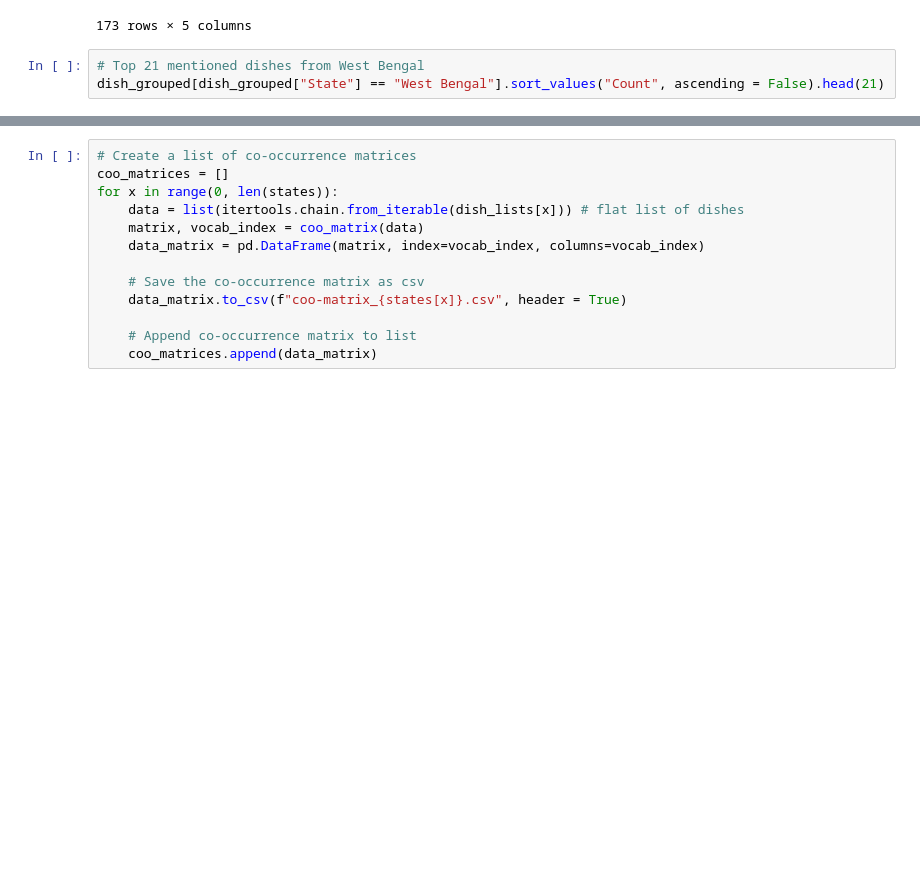
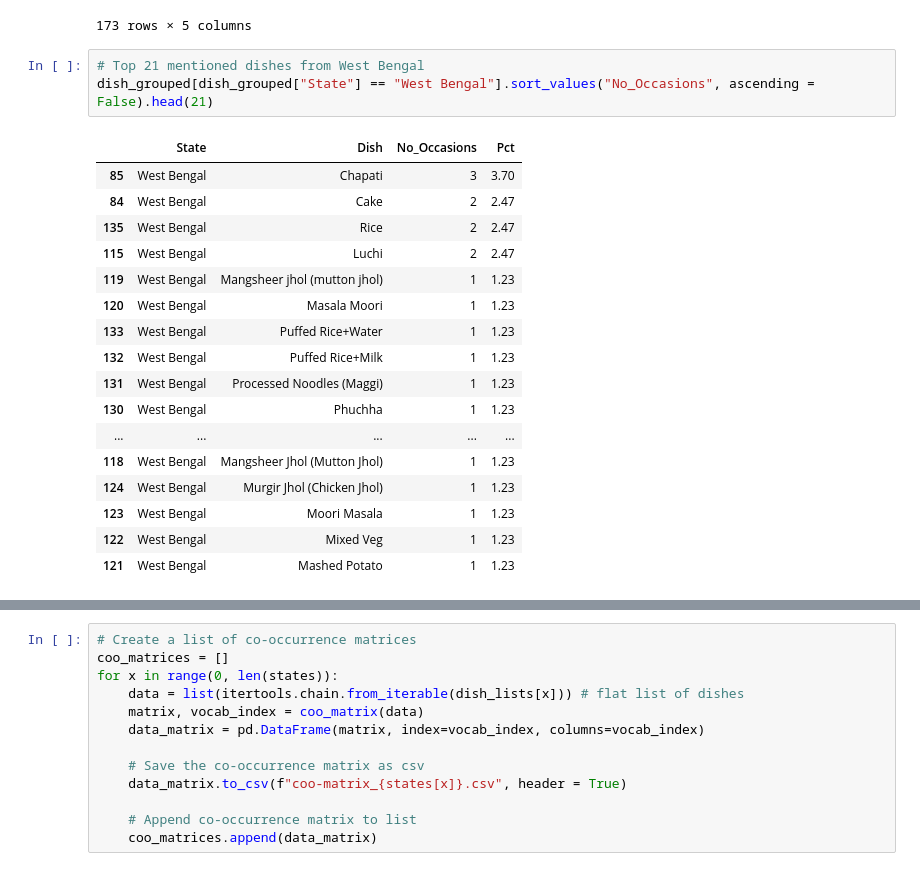
Before and after one commit to rochiecuevas/FoodChoice, a Jupyter notebook: Expert_Elicitation.ipynb, the cells around one changed output, grey strips where cells are left out. Drawn from its saved outputs; the diff is of its cells as text; blank space fills up the shorter version.

Commit message:
determined dish overlaps by occasion by state

```diff
--- a/Expert_Elicitation.ipynb
+++ b/Expert_Elicitation.ipynb
@@ -311,6 +312,24 @@ df2.sort_values(["State", "Dish", "Occasion"])
 173 rows × 5 columns
 # %%
 # Top 21 mentioned dishes from West Bengal
-dish_grouped[dish_grouped["State"] == "West Bengal"].sort_values("Count", ascending = False).head(21)
+dish_grouped[dish_grouped["State"] == "West Bengal"].sort_values("No_Occasions", ascending = False).head(21)
+# %% [output]
+|  | State | Dish | No_Occasions | Pct |
+| 85 | West Bengal | Chapati | 3 | 3.70 |
+| 84 | West Bengal | Cake | 2 | 2.47 |
+| 135 | West Bengal | Rice | 2 | 2.47 |
+| 115 | West Bengal | Luchi | 2 | 2.47 |
+| 119 | West Bengal | Mangsheer jhol (mutton jhol) | 1 | 1.23 |
+| 120 | West Bengal | Masala Moori | 1 | 1.23 |
+| 133 | West Bengal | Puffed Rice+Water | 1 | 1.23 |
+| 132 | West Bengal | Puffed Rice+Milk | 1 | 1.23 |
+| 131 | West Bengal | Processed Noodles (Maggi) | 1 | 1.23 |
+| 130 | West Bengal | Phuchha | 1 | 1.23 |
+| ... | ... | ... | ... | ... |
+| 118 | West Bengal | Mangsheer Jhol (Mutton Jhol) | 1 | 1.23 |
+| 124 | West Bengal | Murgir Jhol (Chicken Jhol) | 1 | 1.23 |
+| 123 | West Bengal | Moori Masala | 1 | 1.23 |
+| 122 | West Bengal | Mixed Veg | 1 | 1.23 |
+| 121 | West Bengal | Mashed Potato | 1 | 1.23 |
 # %%
 # Top 21 mentioned dishes from Odisha
```
Also changed, not shown: parts of 14 cells of this notebook.
